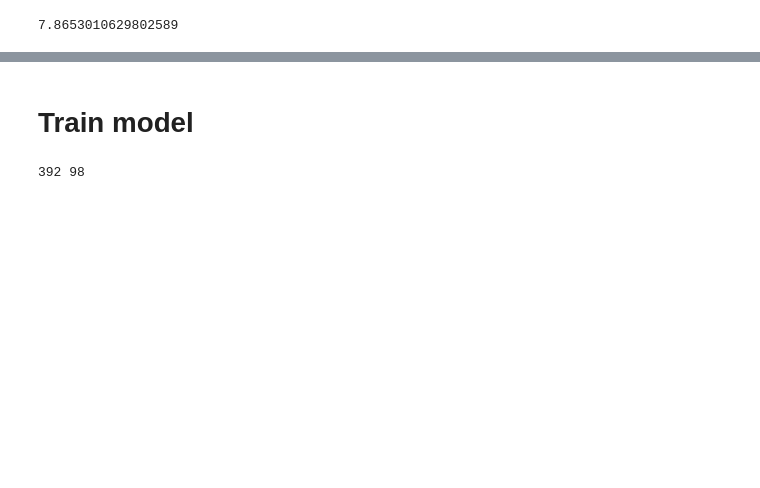
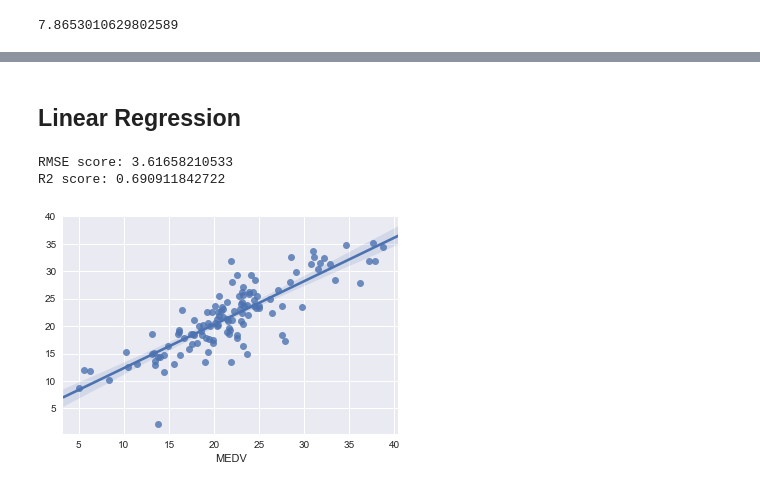
Before and after one commit to davidcmh/machine-learning, a Jupyter notebook: boston_housing_uci/boston_housing_uci.ipynb, the cells around one changed output, grey strips where cells are left out. Saved outputs shown, nothing was run; the diff lists cells and outputs as text; code cells hidden in the pictures; blank space fills up the shorter version.

```diff
--- a/boston_housing_uci/boston_housing_uci.ipynb
+++ b/boston_housing_uci/boston_housing_uci.ipynb
@@ -460,3 +555,19 @@ Prediction score:  3.61658210533
+# %%
+from sklearn.metrics import r2_score
+def train_model(regressor, X_train=X_train, X_test=X_test, y_train=y_train, y_test=y_test):
+    model = regressor.fit(X_train, y_train)
+
+    y_pred = model.predict(X_test)
+
+    rmse_score = rmse(y_test, y_pred)
+    rsquared_score = r2_score(y_test, y_pred)
+
+    sns.regplot(y_test, y_pred)
+
+    print('RMSE score:', rmse_score)
+    print('R2 score:', rsquared_score)
+
+    return model
 # %%
 df = df_raw[
     df_raw['MEDV'] != 50
@@ -764,17 +578,0 @@ for f in corr_features:
-# %% [markdown]
-# Train model
-# %%
-# TODO: Import 'train_test_split'
-from sklearn.cross_validation import train_test_split
-
-# TODO: Shuffle and split the data into training and testing subsets
-target = df_raw['MEDV']
-features = df_raw.drop('MEDV', axis=1)
-X_train, X_test, y_train, y_test = train_test_split(features,
-                                                    target,
-                                                    test_size=0.2,
-                                                    random_state=1)
-
-print(len(X_train), len(X_test))
-# %% [output]
-392 98
@@ -780,0 +583,9 @@ print(len(X_train), len(X_test))
+# %% [markdown]
+## Linear Regression
+# %%
+from sklearn.linear_model import LinearRegression
+m = train_model(LinearRegression())
+# %% [output]
+RMSE score: 3.61658210533
+R2 score: 0.690911842722
+[figure, added]
```
Also changed, not shown: parts of 58 cells of this notebook.
